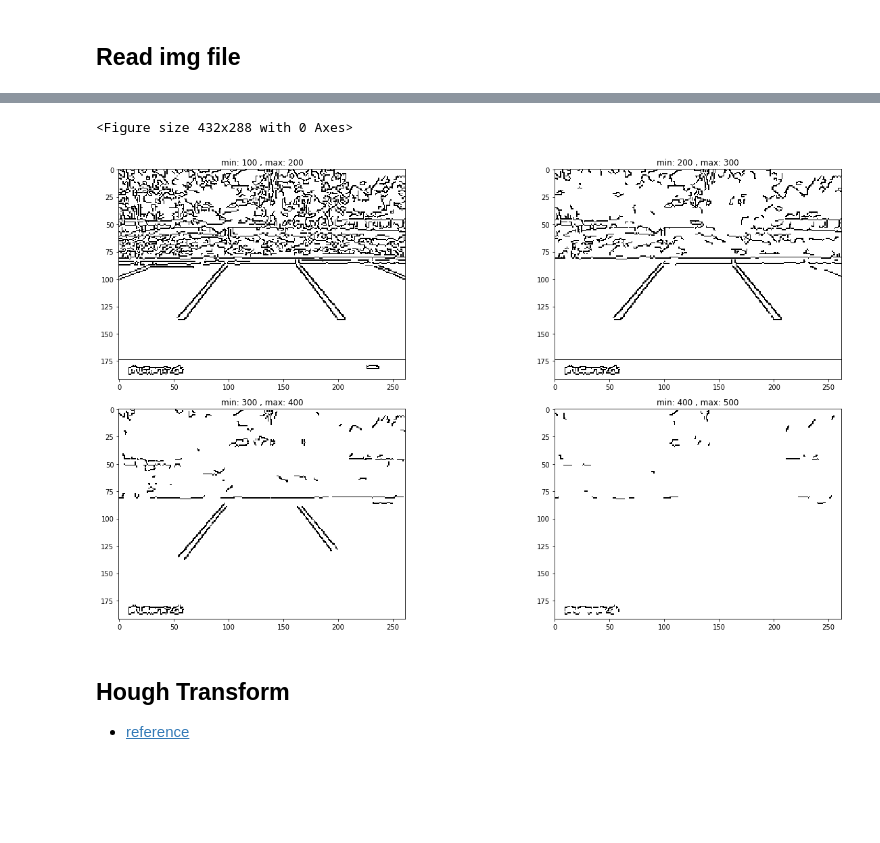
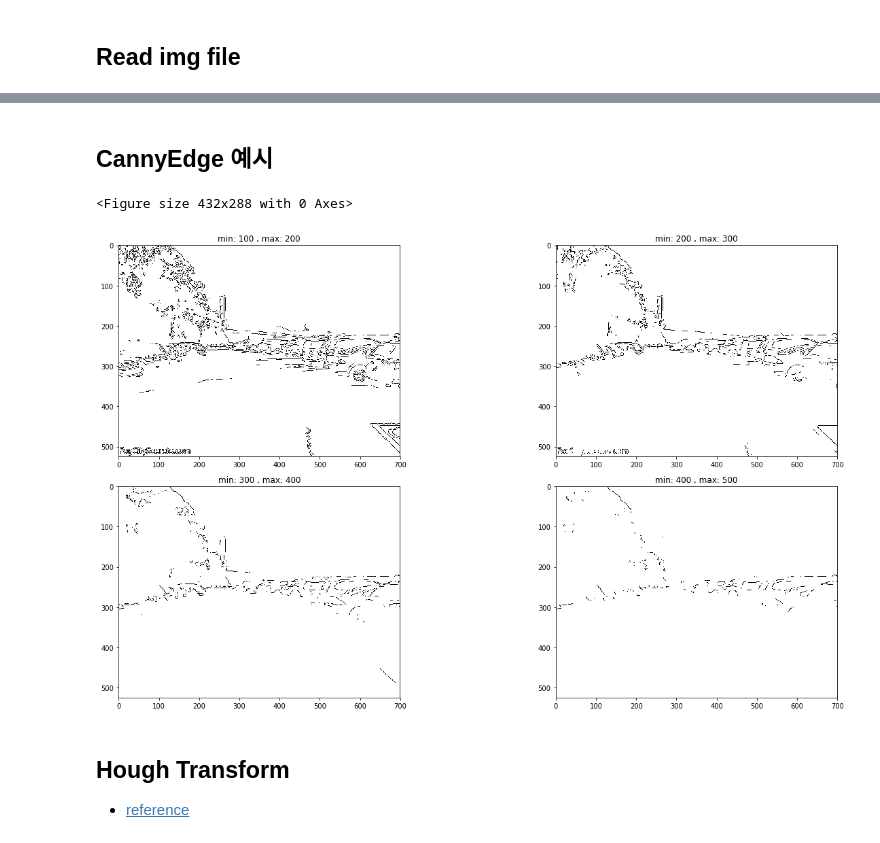
Before and after one commit to limaries30/AutoParking, a Jupyter notebook: cannyEdge.ipynb, the cells around one changed output, grey strips where cells are left out. Drawn from its saved outputs; the diff is of its cells as text; code cells hidden in the pictures; blank space fills up the shorter version.

```diff
--- a/cannyEdge.ipynb
+++ b/cannyEdge.ipynb
@@ -40,10 +40,12 @@ def show_image(img,rows,cols):
         ax.imshow(edges)
 
     fig.tight_layout()
+# %% [markdown]
+## CannyEdge 예시
 # %%
 plt.set_cmap('Greys')
-show_image(imgs[0],2,2)
+show_image(imgs[5],2,2)
 # %% [output]
 <Figure size 432x288 with 0 Axes>
-[figure, old version]
+[figure, new version]
 # %% [markdown]
```
Also changed, not shown: parts of 9 cells of this notebook, 9 other files.
